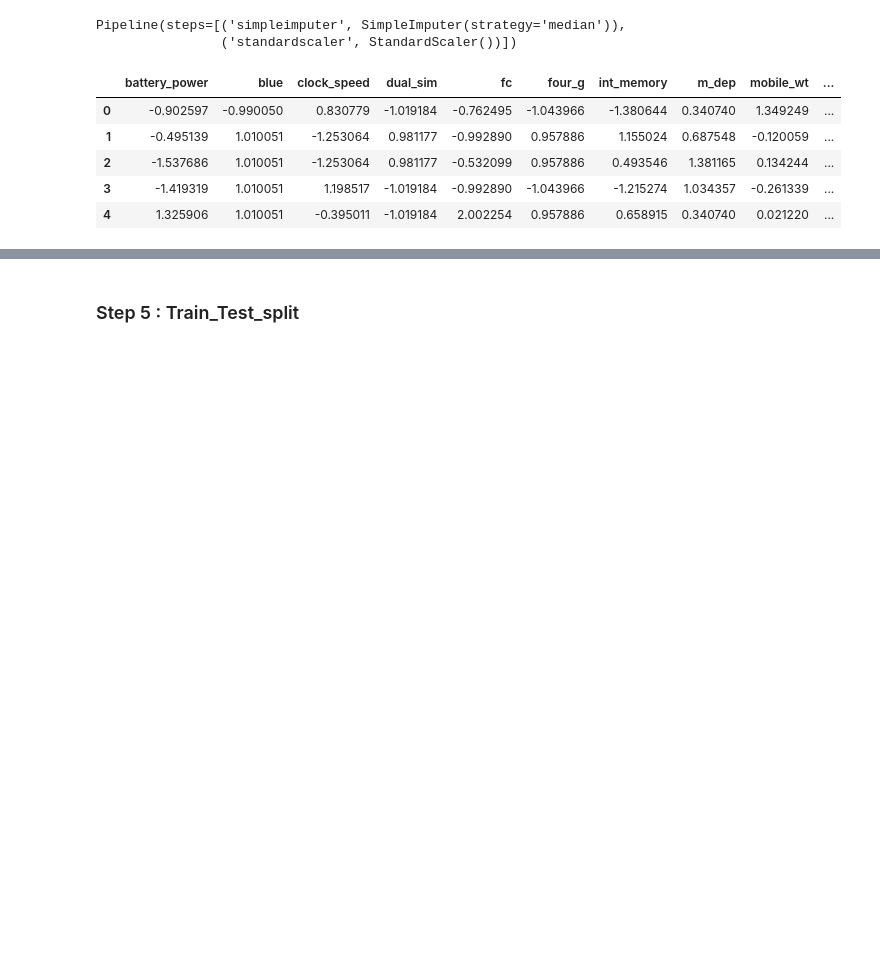
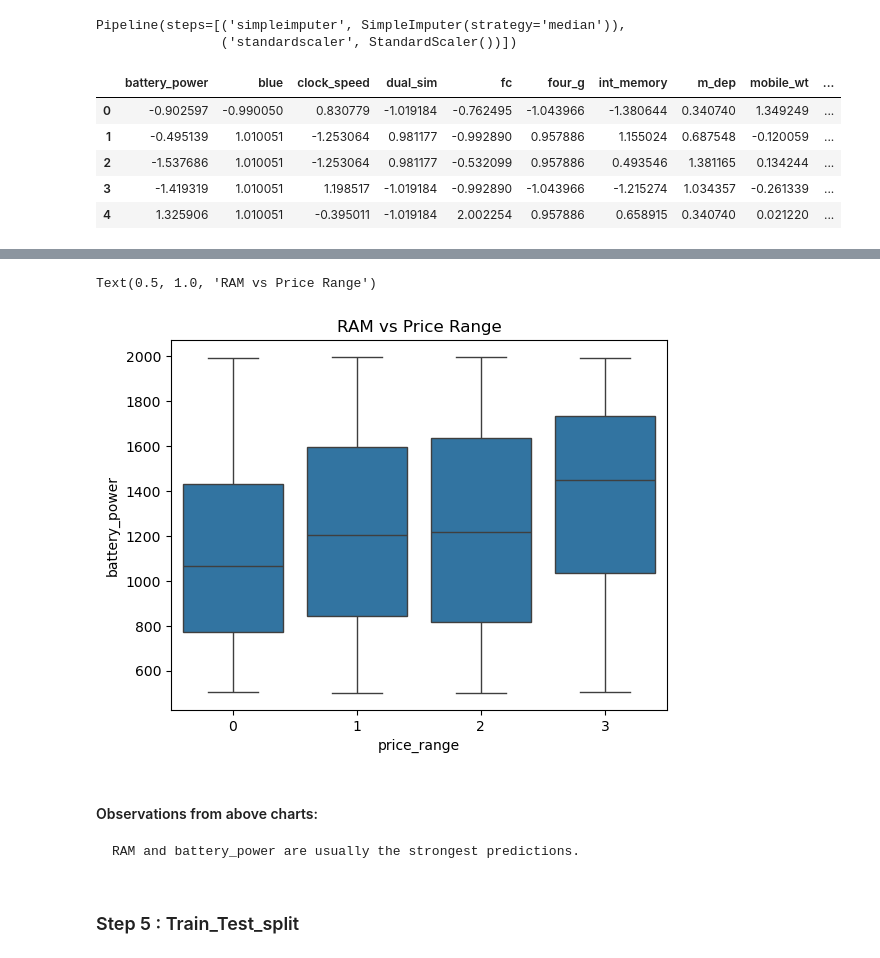
Before and after one commit to Sourabh2808/Machine-Learning, a Jupyter notebook: Mobile Price Classifictn Assignment 1.11.2025/LogisticRegression.ipynb, the cells around one changed output, grey strips where cells are left out. Saved outputs shown, nothing was run; the diff lists cells and outputs as text; code cells hidden in the pictures; blank space fills up the shorter version.

```diff
--- a/Mobile Price Classifictn Assignment 1.11.2025/LogisticRegression.ipynb
+++ b/Mobile Price Classifictn Assignment 1.11.2025/LogisticRegression.ipynb
@@ -176,3 +193,12 @@ X_pre.head()
+# %%
+sns.boxplot(x='price_range', y='battery_power', data=df)
+plt.title("RAM vs Price Range")
+# %% [output]
+Text(0.5, 1.0, 'RAM vs Price Range')
+[figure, added]
+# %% [markdown]
+#### Observations from above charts:
+    RAM and battery_power are usually the strongest predictions.
 # %% [markdown]
 ### Step 5 : Train_Test_split
 # %%
```
Also changed, not shown: parts of 78 cells of this notebook, 1 other file.
